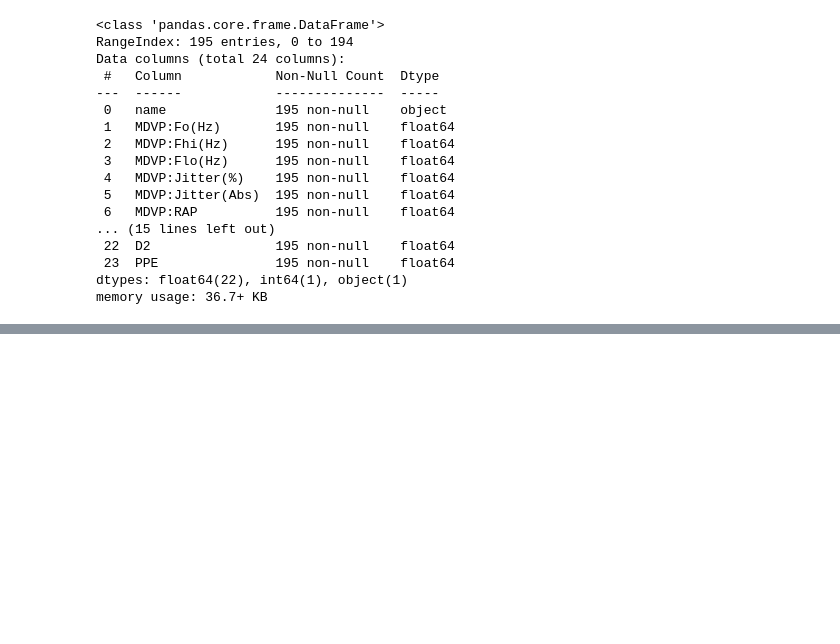
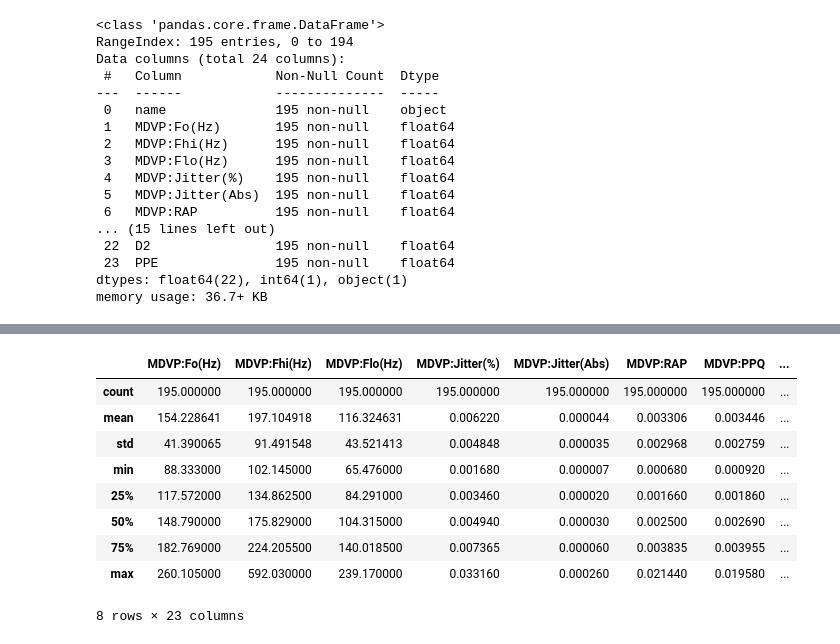
Before and after one commit to RyanRanjith/Parkinson_disease_Prediction, a Jupyter notebook: Parkinson's_Detection.ipynb, the cells around one changed output, grey strips where cells are left out. Cells and saved outputs as stored; diff of their text form; code cells hidden in the pictures; blank space fills up the shorter version.

```diff
--- a/Parkinson's_Detection.ipynb
+++ b/Parkinson's_Detection.ipynb
@@ -53,0 +76,14 @@ memory usage: 36.7+ KB
+# %%
+# getting statistical measures of data
+parkinsons_data.describe()
+# %% [output]
+|  | MDVP:Fo(Hz) | MDVP:Fhi(Hz) | MDVP:Flo(Hz) | MDVP:Jitter(%) | MDVP:Jitter(Abs) | MDVP:RAP | MDVP:PPQ | ... |
+| count | 195.000000 | 195.000000 | 195.000000 | 195.000000 | 195.000000 | 195.000000 | 195.000000 | ... |
+| mean | 154.228641 | 197.104918 | 116.324631 | 0.006220 | 0.000044 | 0.003306 | 0.003446 | ... |
+| std | 41.390065 | 91.491548 | 43.521413 | 0.004848 | 0.000035 | 0.002968 | 0.002759 | ... |
+| min | 88.333000 | 102.145000 | 65.476000 | 0.001680 | 0.000007 | 0.000680 | 0.000920 | ... |
+| 25% | 117.572000 | 134.862500 | 84.291000 | 0.003460 | 0.000020 | 0.001660 | 0.001860 | ... |
+| 50% | 148.790000 | 175.829000 | 104.315000 | 0.004940 | 0.000030 | 0.002500 | 0.002690 | ... |
+| 75% | 182.769000 | 224.205500 | 140.018500 | 0.007365 | 0.000060 | 0.003835 | 0.003955 | ... |
+| max | 260.105000 | 592.030000 | 239.170000 | 0.033160 | 0.000260 | 0.021440 | 0.019580 | ... |
+8 rows × 23 columns
```
Also changed, not shown: parts of 23 cells of this notebook.
